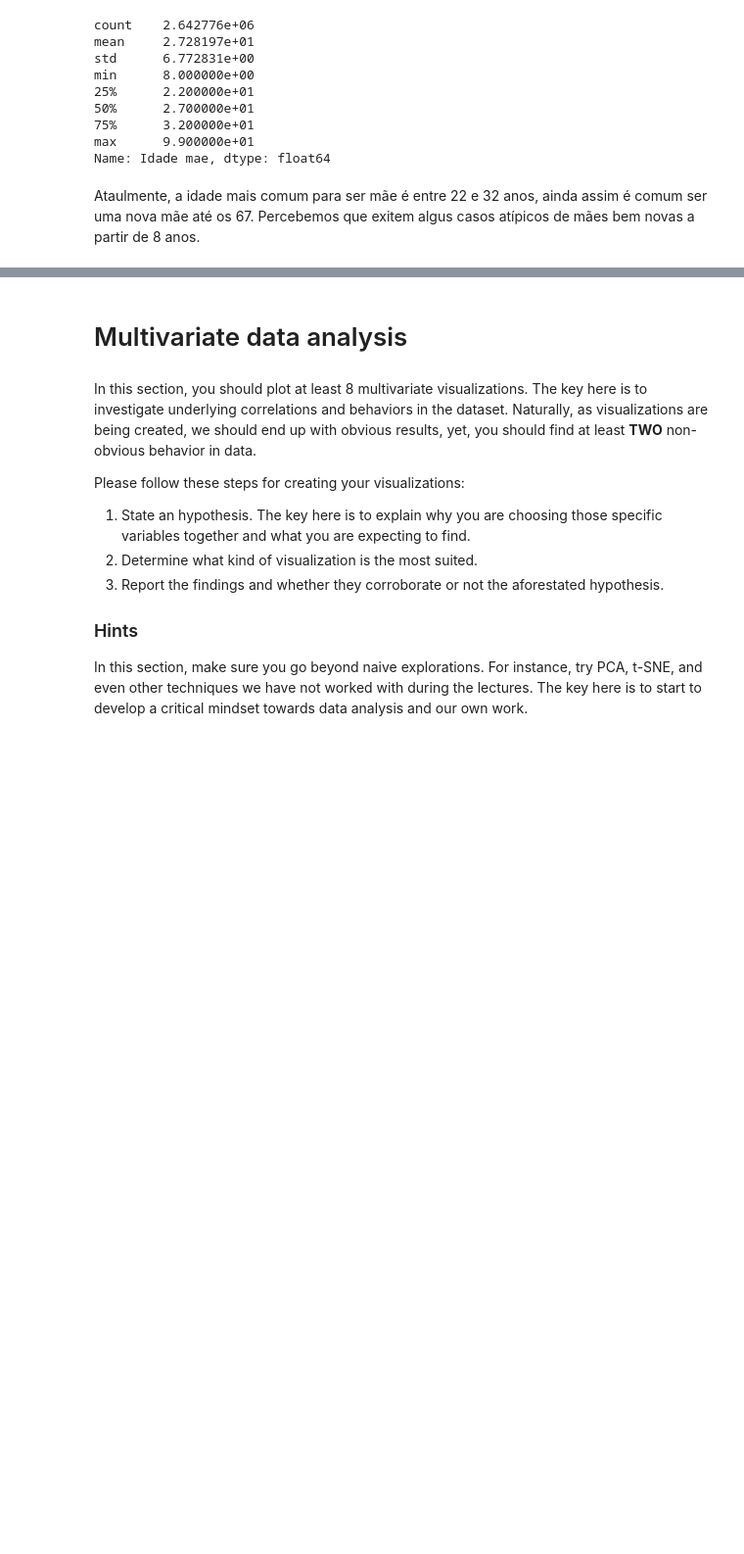
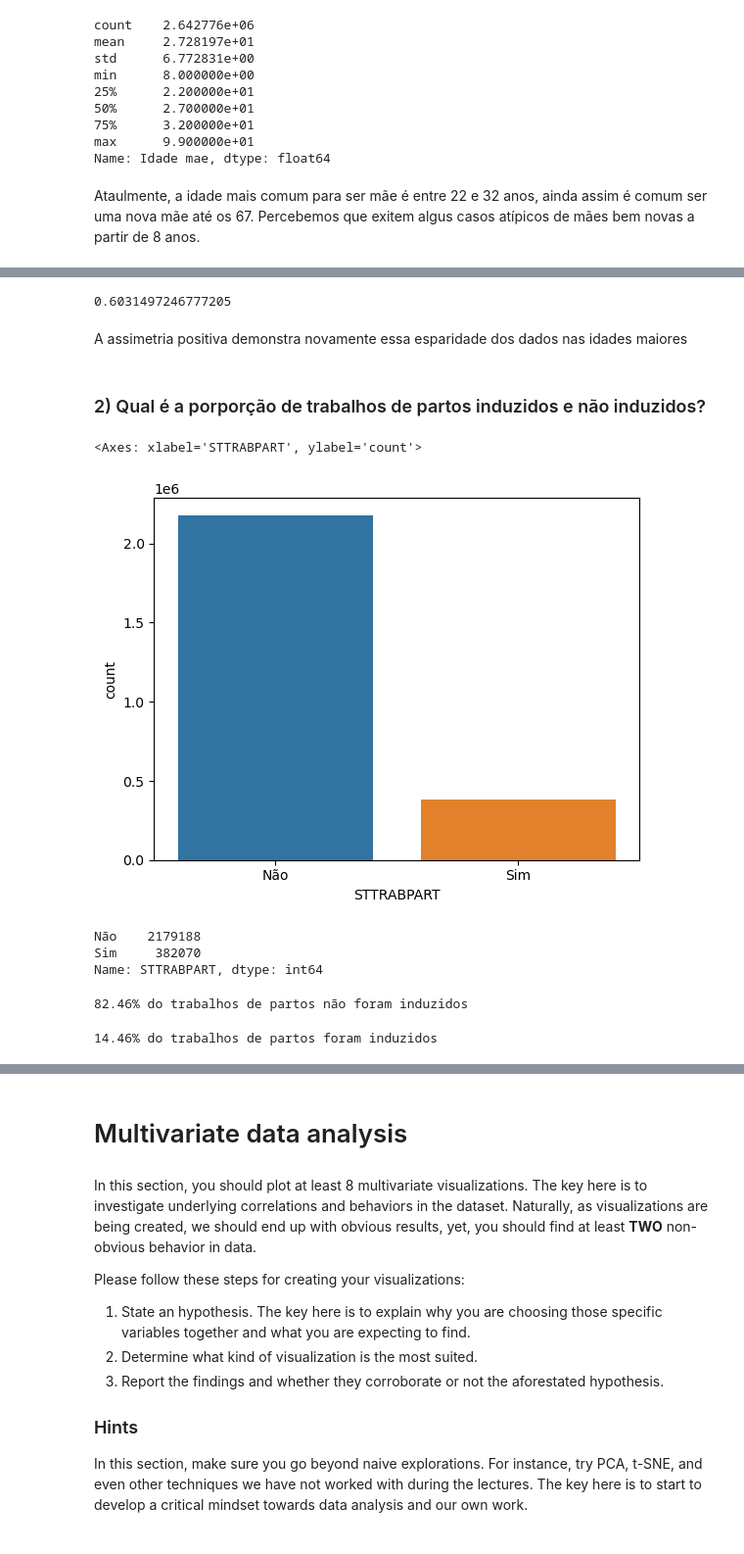
Before and after one commit to danielnowakassis/SINASC-Dataset, a Jupyter notebook: DS_project_template.ipynb, the cells around one changed output, grey strips where cells are left out. Shown: that part at 98% size. Drawn from its saved outputs; the diff is of its cells as text; code cells hidden in the pictures; blank space fills up the shorter version.

```diff
--- a/DS_project_template.ipynb
+++ b/DS_project_template.ipynb
@@ -559,0 +585,28 @@ Ataulmente, a idade mais comum para ser mãe é entre 22 e 32 anos, ainda assim
+# %%
+full_df['IDADEPAI'].skew()
+# %% [output]
+0.6031497246777205
+# %% [markdown]
+A assimetria positiva demonstra novamente essa esparidade dos dados nas idades maiores
+# %% [markdown]
+### 2) Qual é a porporção de trabalhos de partos induzidos e não induzidos?
+# %%
+sns.countplot(x=full_df["STTRABPART"])
+# %% [output]
+<Axes: xlabel='STTRABPART', ylabel='count'>
+[figure, added]
+# %%
+count_trab = full_df["STTRABPART"].value_counts()
+print(count_trab)
+# %% [output]
+Não    2179188
+Sim     382070
+Name: STTRABPART, dtype: int64
+# %%
+print(f'{100*round(count_trab["Não"]/shape[0],4)}% do trabalhos de partos não foram induzidos')
+# %% [output]
+82.46% do trabalhos de partos não foram induzidos
+# %%
+print(f'{100*round(count_trab["Sim"]/shape[0],4)}% do trabalhos de partos foram induzidos')
+# %% [output]
+14.46% do trabalhos de partos foram induzidos
```
Also changed, not shown: parts of 37 cells of this notebook.
